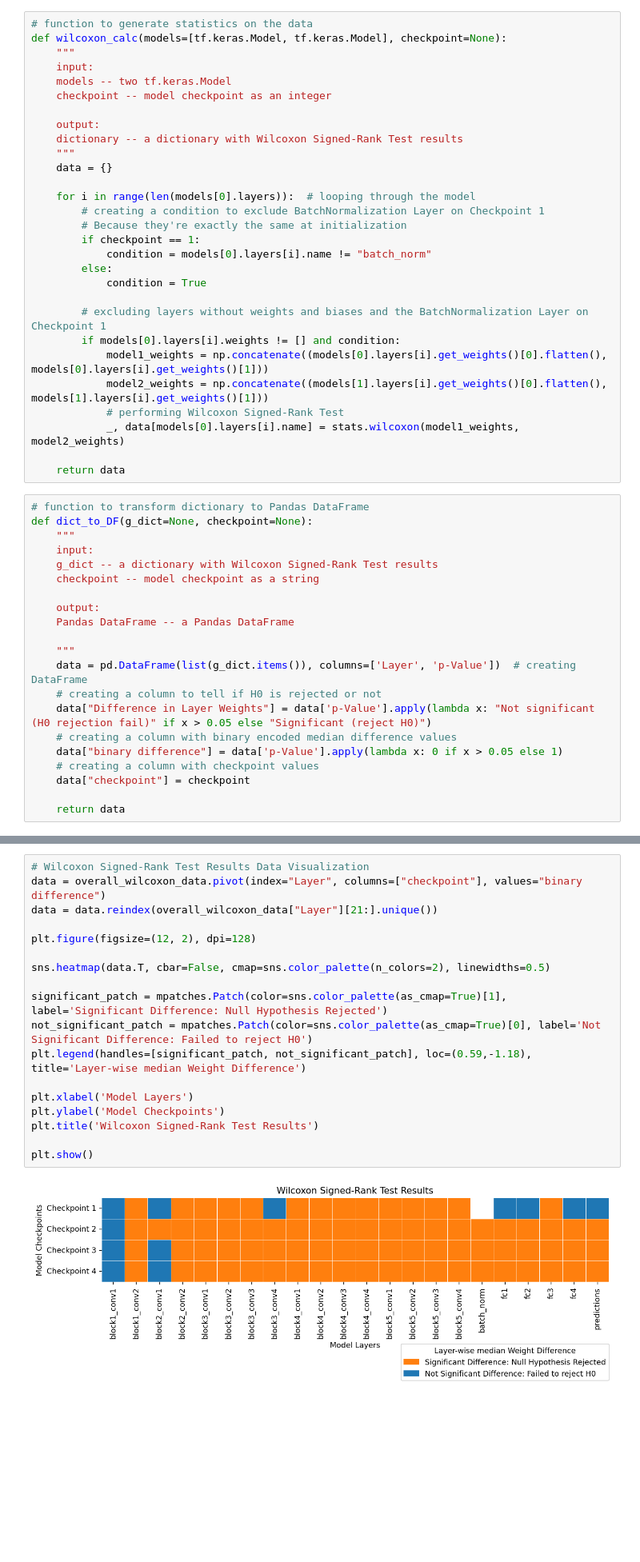
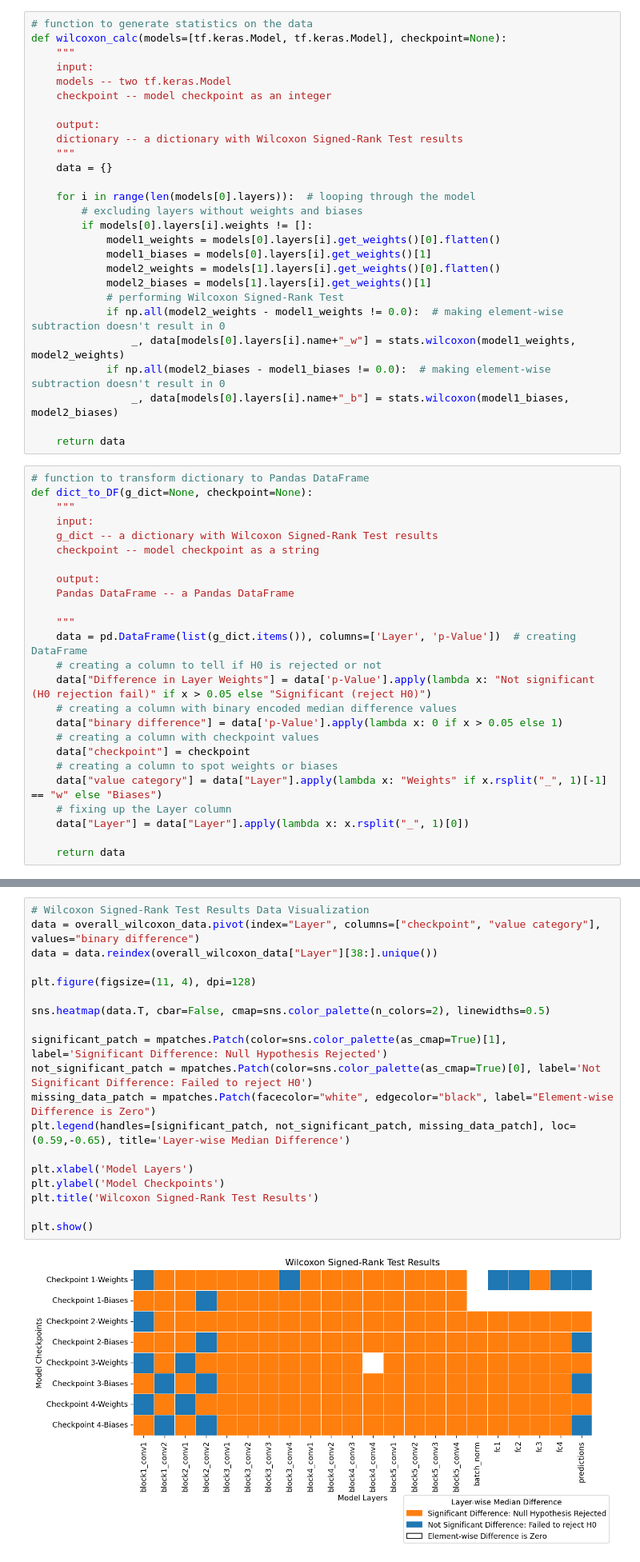
Before and after one commit to vipul-chalo/Experimental-VGG19-on-CIFAR10, a Jupyter notebook: Wilcoxon_Test.ipynb, the cells around one changed output, grey strips where cells are left out. Shown: that part at 80% size. Saved outputs shown, nothing was run; the diff lists cells and outputs as text; blank space fills up the shorter version.

```diff
--- a/Wilcoxon_Test.ipynb
+++ b/Wilcoxon_Test.ipynb
@@ -60,19 +60,17 @@ def wilcoxon_calc(models=[tf.keras.Model, tf.keras.Model], checkpoint=None):
     data = {}
 
     for i in range(len(models[0].layers)):  # looping through the model
-        # creating a condition to exclude BatchNormalization Layer on Checkpoint 1
-        # Because they're exactly the same at initialization
-        if checkpoint == 1:
-            condition = models[0].layers[i].name != "batch_norm"
-        else:
-            condition = True
-
-        # excluding layers without weights and biases and the BatchNormalization Layer on Checkpoint 1
-        if models[0].layers[i].weights != [] and condition:
-            model1_weights = np.concatenate((models[0].layers[i].get_weights()[0].flatten(), models[0].layers[i].get_weights()[1]))
-            model2_weights = np.concatenate((models[1].layers[i].get_weights()[0].flatten(), models[1].layers[i].get_weights()[1]))
+        # excluding layers without weights and biases
+        if models[0].layers[i].weights != []:
+            model1_weights = models[0].layers[i].get_weights()[0].flatten()
+            model1_biases = models[0].layers[i].get_weights()[1]
+            model2_weights = models[1].layers[i].get_weights()[0].flatten()
+            model2_biases = models[1].layers[i].get_weights()[1]
             # performing Wilcoxon Signed-Rank Test
-            _, data[models[0].layers[i].name] = stats.wilcoxon(model1_weights, model2_weights)
+            if np.all(model2_weights - model1_weights != 0.0):  # making element-wise subtraction doesn't result in 0
+                _, data[models[0].layers[i].name+"_w"] = stats.wilcoxon(model1_weights, model2_weights)
+            if np.all(model2_biases - model1_biases != 0.0):  # making element-wise subtraction doesn't result in 0
+                _, data[models[0].layers[i].name+"_b"] = stats.wilcoxon(model1_biases, model2_biases)
 
     return data
 # %%
@@ -94,6 +92,10 @@ def dict_to_DF(g_dict=None, checkpoint=None):
     data["binary difference"] = data['p-Value'].apply(lambda x: 0 if x > 0.05 else 1)
     # creating a column with checkpoint values
     data["checkpoint"] = checkpoint
+    # creating a column to spot weights or biases
+    data["value category"] = data["Layer"].apply(lambda x: "Weights" if x.rsplit("_", 1)[-1] == "w" else "Biases")
+    # fixing up the Layer column
+    data["Layer"] = data["Layer"].apply(lambda x: x.rsplit("_", 1)[0])
 
     return data
 # %% [markdown]
@@ -192,21 +194,22 @@ overall_wilcoxon_data = pd.concat([overall_wilcoxon_data, wilcoxon_df], ignore_i
 ### TEST RESULTS VISULAIZATION
 # %%
 # Wilcoxon Signed-Rank Test Results Data Visualization
-data = overall_wilcoxon_data.pivot(index="Layer", columns=["checkpoint"], values="binary difference")
-data = data.reindex(overall_wilcoxon_data["Layer"][21:].unique())
+data = overall_wilcoxon_data.pivot(index="Layer", columns=["checkpoint", "value category"], values="binary difference")
+data = data.reindex(overall_wilcoxon_data["Layer"][38:].unique())
 
-plt.figure(figsize=(12, 2), dpi=128)
+plt.figure(figsize=(11, 4), dpi=128)
 
 sns.heatmap(data.T, cbar=False, cmap=sns.color_palette(n_colors=2), linewidths=0.5)
 
 significant_patch = mpatches.Patch(color=sns.color_palette(as_cmap=True)[1], label='Significant Difference: Null Hypothesis Rejected')
 not_significant_patch = mpatches.Patch(color=sns.color_palette(as_cmap=True)[0], label='Not Significant Difference: Failed to reject H0')
-plt.legend(handles=[significant_patch, not_significant_patch], loc=(0.59,-1.18), title='Layer-wise median Weight Difference')
+missing_data_patch = mpatches.Patch(facecolor="white", edgecolor="black", label="Element-wise Difference is Zero")
+plt.legend(handles=[significant_patch, not_significant_patch, missing_data_patch], loc=(0.59,-0.65), title='Layer-wise Median Difference')
 
 plt.xlabel('Model Layers')
 plt.ylabel('Model Checkpoints')
 plt.title('Wilcoxon Signed-Rank Test Results')
 
 plt.show()
 # %% [output]
-[figure, old version]
+[figure, new version]
```
Also changed, not shown: parts of 4 cells of this notebook.
